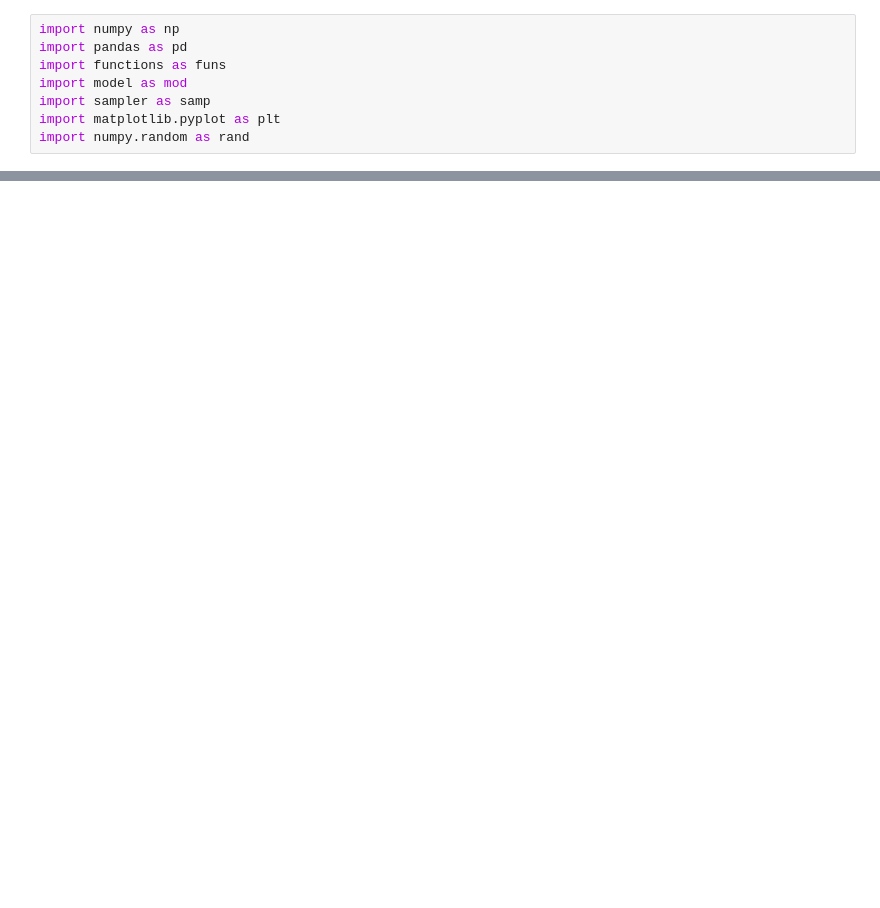
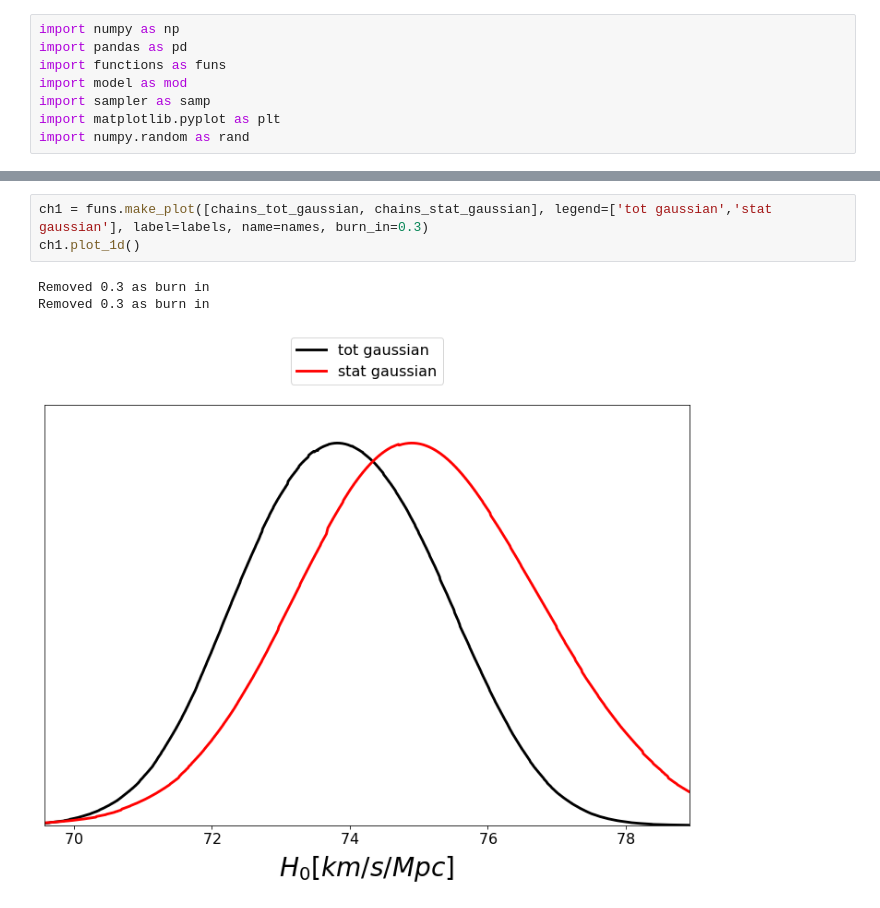
Before and after one commit to josephmlev/group1Project_250, a Jupyter notebook: MCMC_Testing_2.ipynb, the cells around one changed output, grey strips where cells are left out. Saved outputs shown, nothing was run; the diff lists cells and outputs as text; blank space fills up the shorter version.

```diff
--- a/MCMC_Testing_2.ipynb
+++ b/MCMC_Testing_2.ipynb
@@ -98,0 +82,7 @@ Removed 0.2 as burn in
+# %%
+ch1 = funs.make_plot([chains_tot_gaussian, chains_stat_gaussian], legend=['tot gaussian','stat gaussian'], label=labels, name=names, burn_in=0.3)
+ch1.plot_1d()
+# %% [output]
+Removed 0.3 as burn in
+Removed 0.3 as burn in
+[figure, added]
```
Also changed, not shown: parts of 10 cells of this notebook, 1 other file.
